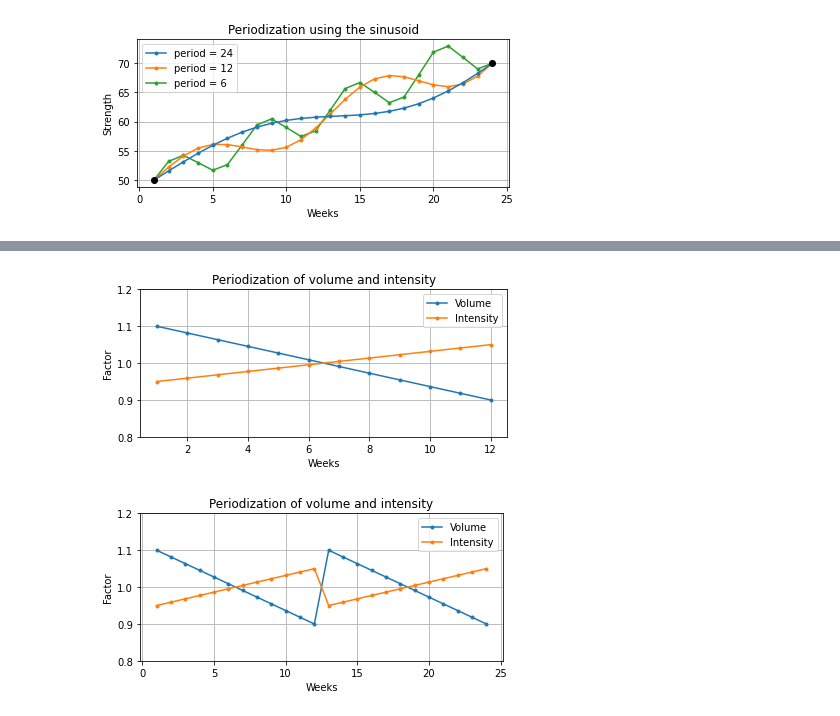
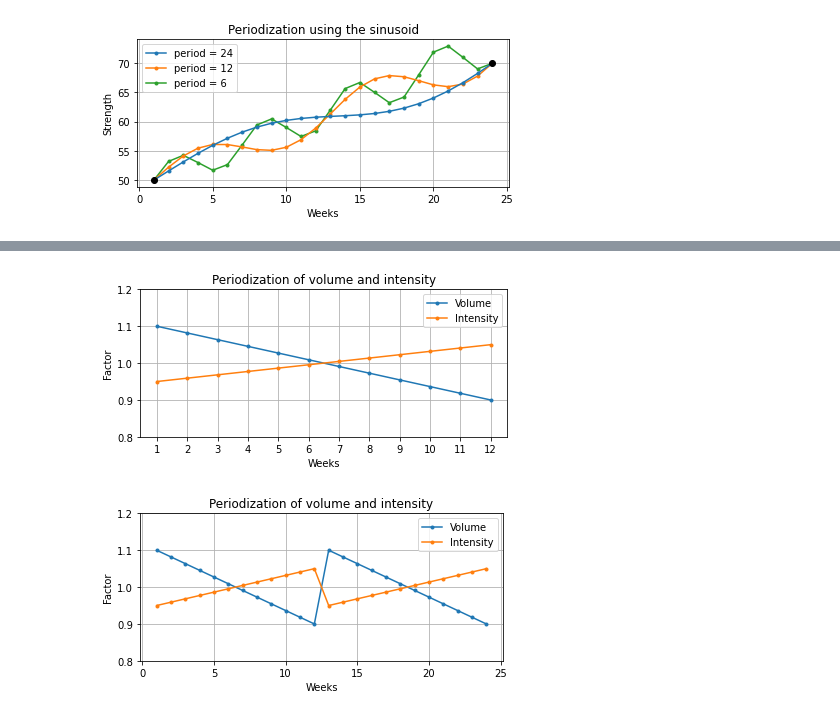
Before and after one commit to tommyod/streprogen, a Jupyter notebook: docs/presentation/streprogen_presentation_figures.ipynb, the cells around one changed output, grey strips where cells are left out. Drawn from its saved outputs; the diff is of its cells as text; code cells hidden in the pictures.

```diff
--- a/docs/presentation/streprogen_presentation_figures.ipynb
+++ b/docs/presentation/streprogen_presentation_figures.ipynb
@@ -195,34 +232,35 @@ plt.plot(
     weeks,
     progression_sinusoidal(
         weeks, start_weight=1.1, final_weight=0.9, start_week=1, final_week=duration,
         period=4, scale=0.0, correct_boundaries=False, k=0
 
     ),
     "-o",
     label="Volume", zorder=10, markersize=3
 )
 
 plt.plot(
     weeks,
     progression_sinusoidal(
         weeks, start_weight=0.95, final_weight=1.05, start_week=1, final_week=duration,
         period=4, scale=0.0, correct_boundaries=False, k=0, offset=2
 
     ),
     "-o",
     label="Intensity", zorder=10,markersize=3
 )
 
 
 plt.xlabel("Weeks")
 plt.ylabel("Factor")
 plt.ylim([0.8, 1.2])
 plt.grid()
+plt.xticks(np.arange(1, duration+1), np.arange(1, duration+1))
 plt.legend()
 plt.tight_layout()
 plt.savefig("periodization_reps_intensity.pdf")
 # %% [output]
-[figure, old version]
+[figure, new version]
 # %%
 plt.figure(figsize=(6, 3))
 plt.title("Periodization of volume and intensity")
```
Also changed, not shown: parts of 14 cells of this notebook, 1 other file.
